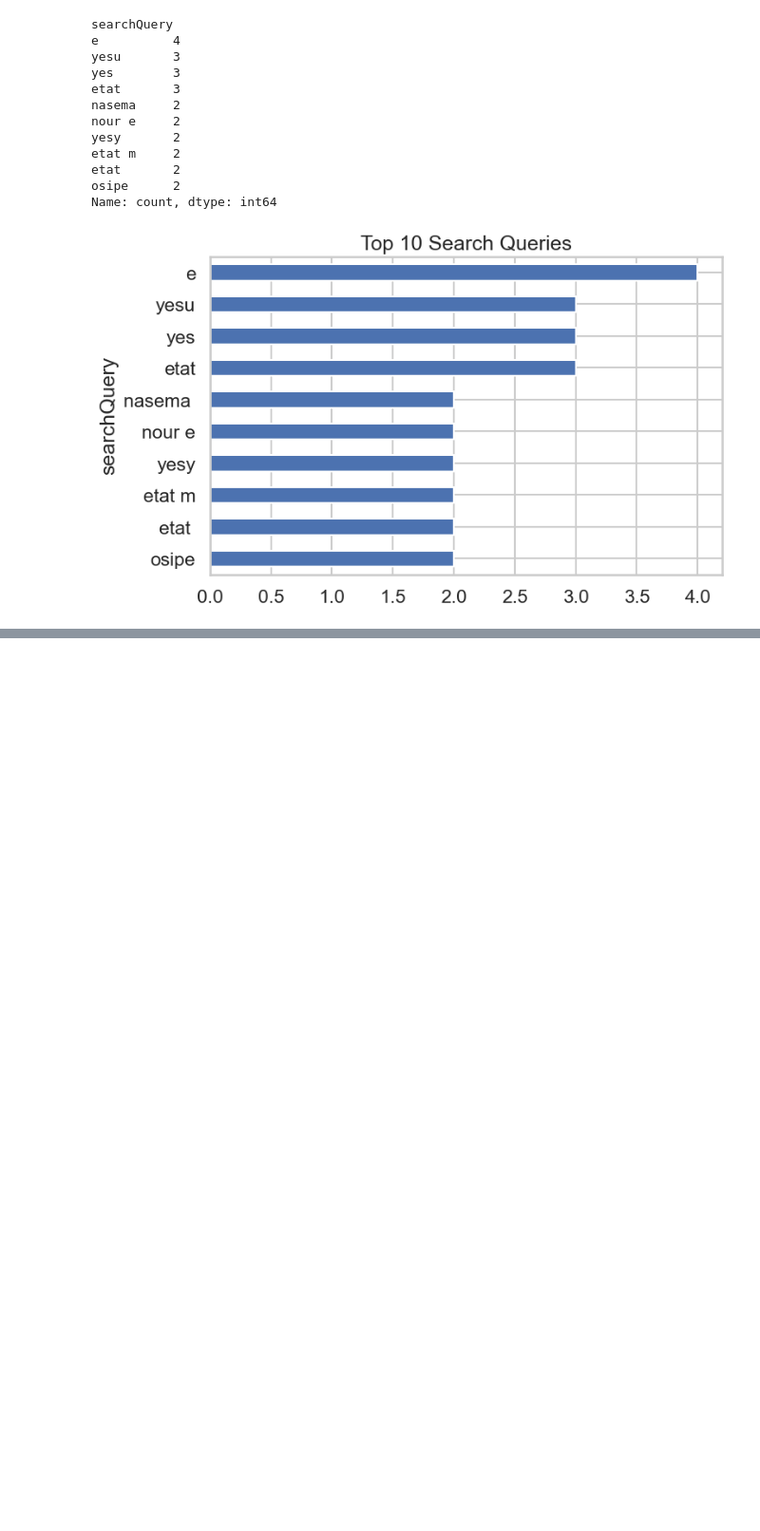
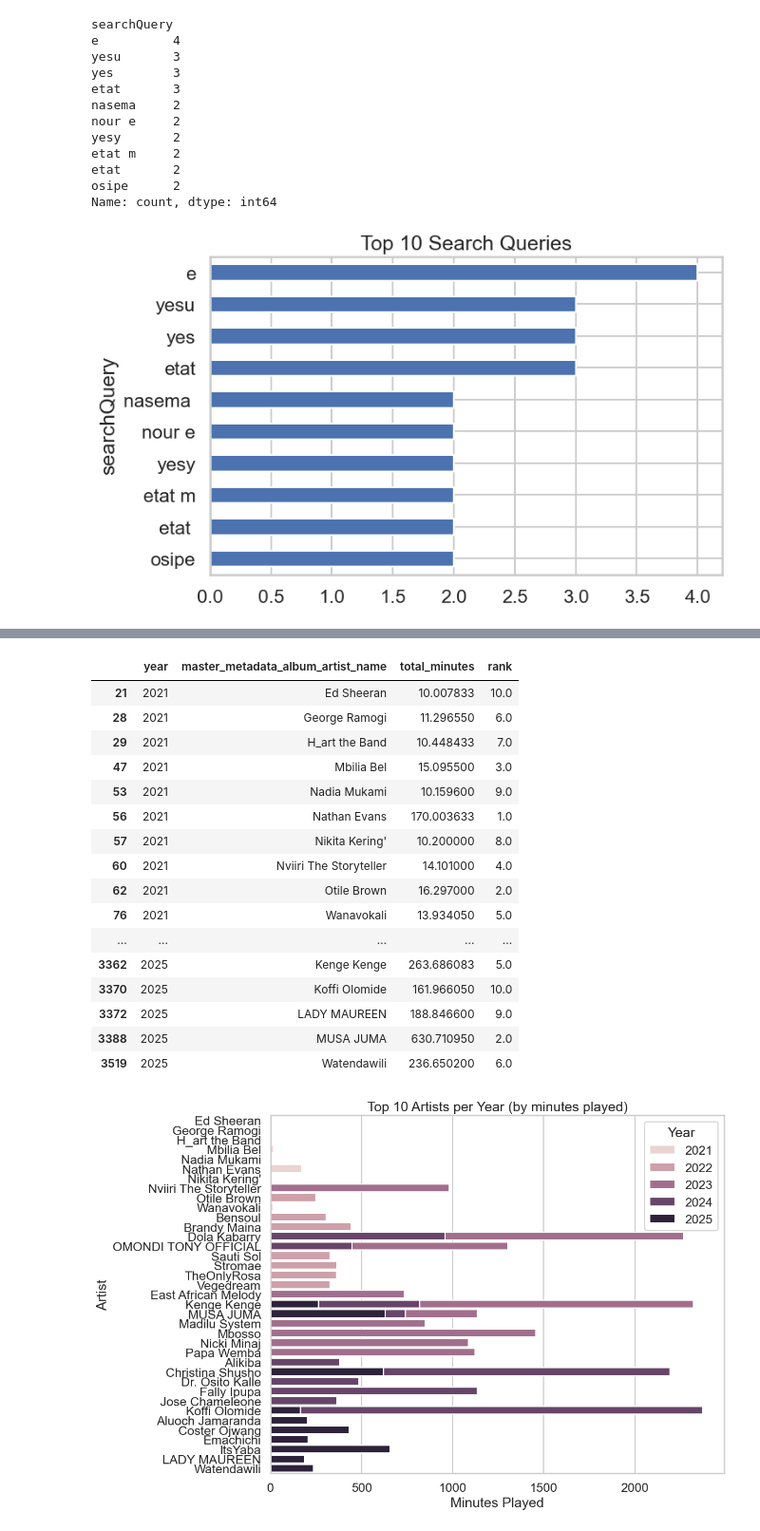
Before and after one commit to Daisy-Faith-Auma/spotify-wrapped, a Jupyter notebook: spotify-wrapped.ipynb, the cells around one changed output, grey strips where cells are left out. Shown at 95% size. Drawn from its saved outputs; the diff is of its cells as text; code cells hidden in the pictures; blank space fills up the shorter version.

```diff
--- a/spotify-wrapped.ipynb
+++ b/spotify-wrapped.ipynb
@@ -449,0 +542,63 @@ Name: count, dtype: int64
+# %%
+# Ensure 'ts' is datetime
+streaming_df['ts'] = pd.to_datetime(streaming_df['ts'], errors='coerce')
+
+# Add 'year' column
+streaming_df['year'] = streaming_df['ts'].dt.year
+
+# Group by year and artist, summing minutes played
+top_artists_per_year = (
+    streaming_df.groupby(['year', 'master_metadata_album_artist_name'])
+    .agg(total_minutes=('minutes_played', 'sum'))
+    .reset_index()
+)
+
+# Rank artists within each year
+top_artists_per_year['rank'] = (
+    top_artists_per_year.groupby('year')['total_minutes']
+    .rank(method='first', ascending=False)
+)
+
+# Keep only top 10 per year
+top10_artists_per_year = top_artists_per_year[top_artists_per_year['rank'] <= 10]
+
+# Display as table
+display(top10_artists_per_year)
+
+# Plot
+import seaborn as sns
+import matplotlib.pyplot as plt
+
+plt.figure(figsize=(12, 8))
+sns.barplot(
+    data=top10_artists_per_year,
+    x='total_minutes',
+    y='master_metadata_album_artist_name',
+    hue='year',
+    dodge=False
+)
+plt.title("Top 10 Artists per Year (by minutes played)")
+plt.xlabel("Minutes Played")
+plt.ylabel("Artist")
+plt.legend(title="Year")
+plt.tight_layout()
+plt.show()
+# %% [output]
+|  | year | master_metadata_album_artist_name | total_minutes | rank |
+| 21 | 2021 | Ed Sheeran | 10.007833 | 10.0 |
+| 28 | 2021 | George Ramogi | 11.296550 | 6.0 |
+| 29 | 2021 | H_art the Band | 10.448433 | 7.0 |
+| 47 | 2021 | Mbilia Bel | 15.095500 | 3.0 |
+| 53 | 2021 | Nadia Mukami | 10.159600 | 9.0 |
+| 56 | 2021 | Nathan Evans | 170.003633 | 1.0 |
+| 57 | 2021 | Nikita Kering' | 10.200000 | 8.0 |
+| 60 | 2021 | Nviiri The Storyteller | 14.101000 | 4.0 |
+| 62 | 2021 | Otile Brown | 16.297000 | 2.0 |
+| 76 | 2021 | Wanavokali | 13.934050 | 5.0 |
+| ... | ... | ... | ... | ... |
+| 3362 | 2025 | Kenge Kenge | 263.686083 | 5.0 |
+| 3370 | 2025 | Koffi Olomide | 161.966050 | 10.0 |
+| 3372 | 2025 | LADY MAUREEN | 188.846600 | 9.0 |
+| 3388 | 2025 | MUSA JUMA | 630.710950 | 2.0 |
+| 3519 | 2025 | Watendawili | 236.650200 | 6.0 |
+[figure, added]
```
Also changed, not shown: parts of 4 cells of this notebook, 1 other file.
